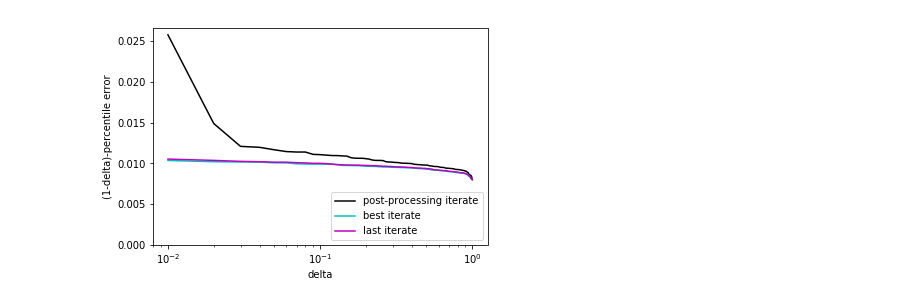
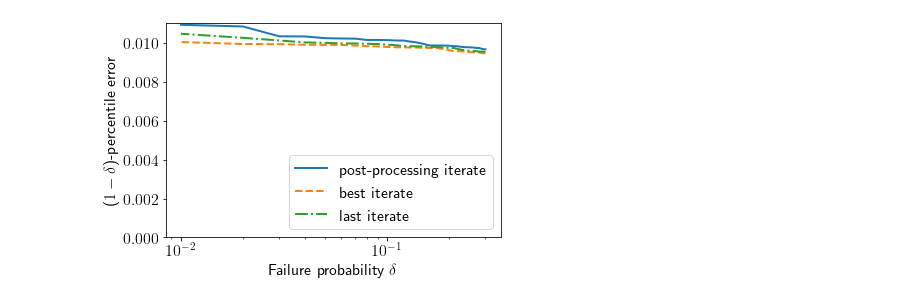
Before and after one commit to liammadden/sgd, a Jupyter notebook: plots/SGD-SAA-Convergence.ipynb, the cells around one changed output. Drawn from its saved outputs; the diff is of its cells as text; code cells hidden in the pictures.

```diff
--- a/plots/SGD-SAA-Convergence.ipynb
+++ b/plots/SGD-SAA-Convergence.ipynb
@@ -2,6 +2,20 @@
 import numpy as np
 import numpy.linalg as la
 import matplotlib.pyplot as plt
+
+import matplotlib as mpl
+mpl.rcParams["lines.linewidth"] = 2
+mpl.rcParams["lines.markersize"] = 4
+mpl.rcParams.update({'font.size': 16})
+mpl.rcParams.update({'figure.autolayout': True})
+mpl.rcParams['lines.markersize'] = 7
+# %%
+# This works on Stephen's computer but not elsewhere
+# so if it gives you an error, just don't worry about it
+# and don't evaluate this cell
+mpl.rcParams['font.serif'] = ['Computer Modern']
+from matplotlib import rc
+rc('text', usetex=True)
 # %%
 # True weights and starting weights
 
@@ -184,7 +185,10 @@ np.savetxt('saa_conv_l_errs.csv', l_errs, delimiter=',')
 # %%
-b_errs = np.loadtxt('saa_conv_b_errs.csv',  delimiter=',')
-t_errs = np.loadtxt('saa_conv_t_errs.csv',  delimiter=',')
-l_errs = np.loadtxt('saa_conv_l_errs.csv',  delimiter=',')
+# b_errs = np.loadtxt('saa_conv_b_errs.csv',  delimiter=',')
+# t_errs = np.loadtxt('saa_conv_t_errs.csv',  delimiter=',')
+# l_errs = np.loadtxt('saa_conv_l_errs.csv',  delimiter=',')
+b_errs = np.loadtxt('data/saa_conv_b_errs.csv',  delimiter=',')
+t_errs = np.loadtxt('data/saa_conv_t_errs.csv',  delimiter=',')
+l_errs = np.loadtxt('data/saa_conv_l_errs.csv',  delimiter=',')
 cdf = np.arange(len(b_errs))/float(len(b_errs))
 b_errs = np.sort(b_errs)
 t_errs = np.sort(t_errs)
@@ -192,14 +210,24 @@ l_errs = np.sort(l_errs)
 # %%
 # Figure
+
+q = 30
+deltas = 1-cdf[-q:] # behavior of delta near 1 is not interesting; we care about delta --> 0
+data_b = b_errs[-q:]
+data_t = t_errs[-q:]
+data_l = l_errs[-q:]
+
+
 fig, ax = plt.subplots()
-ax.semilogx(1-cdf,b_errs,'-k',label='post-processing iterate')
-ax.semilogx(1-cdf,t_errs,'-c',label='best iterate')
-ax.semilogx(1-cdf,l_errs,'-m',label='last iterate')
-plt.xlabel('delta')
-plt.ylabel('(1-delta)-percentile error')
+ax.semilogx(deltas,data_b,'-',label='post-processing iterate')
+ax.semilogx(deltas,data_t,'--',label='best iterate')
+ax.semilogx(deltas,data_l,'-.',label='last iterate')
+
+
+plt.xlabel('Failure probability $\delta$')
+plt.ylabel('($1-\delta$)-percentile error')
 plt.ylim(bottom=0)
 legend = ax.legend(loc='lower right')
-# plt.savefig('saaconvergence.pdf')
+# plt.savefig('saaconvergence_v2.pdf')
 plt.show()
 # %% [output]
-[figure, old version]
+[figure, new version]
```
Also changed, not shown: parts of 5 cells of this notebook, 4 other files.
